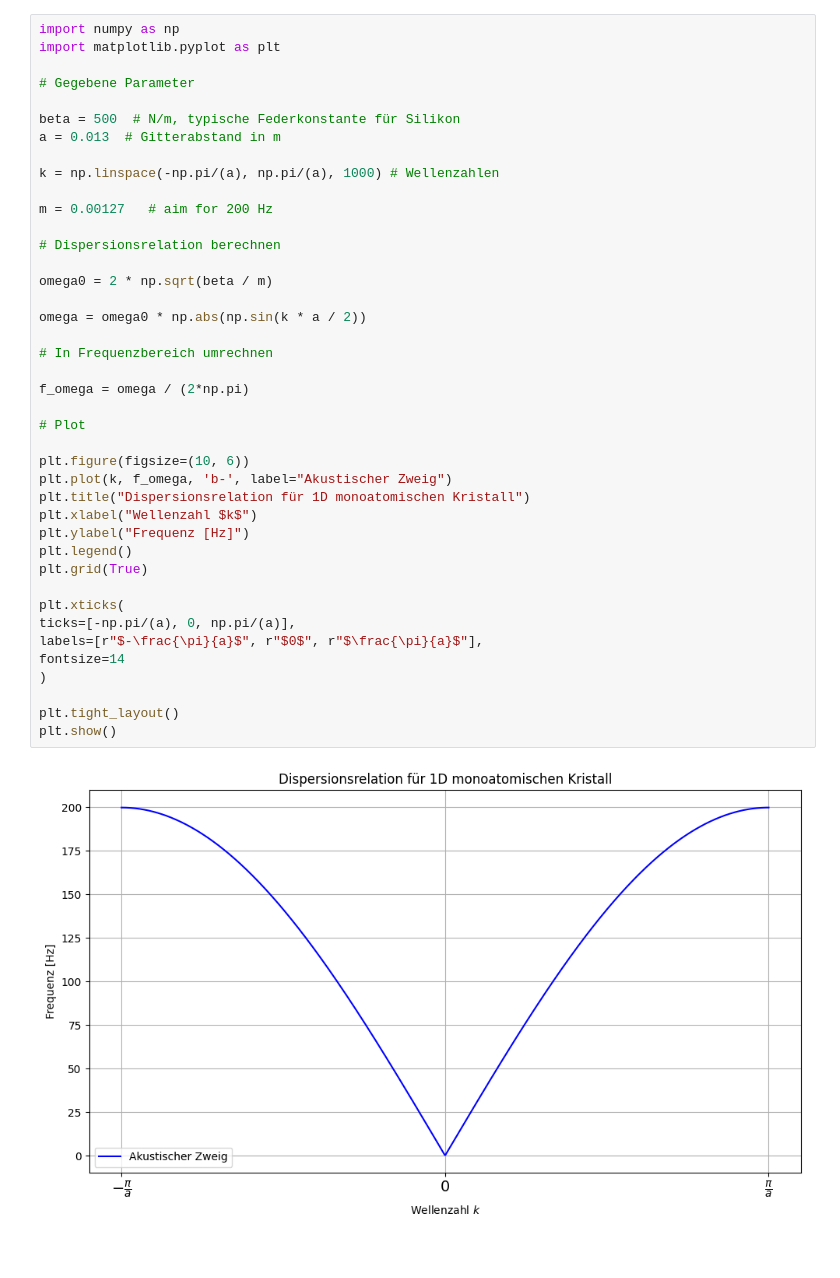
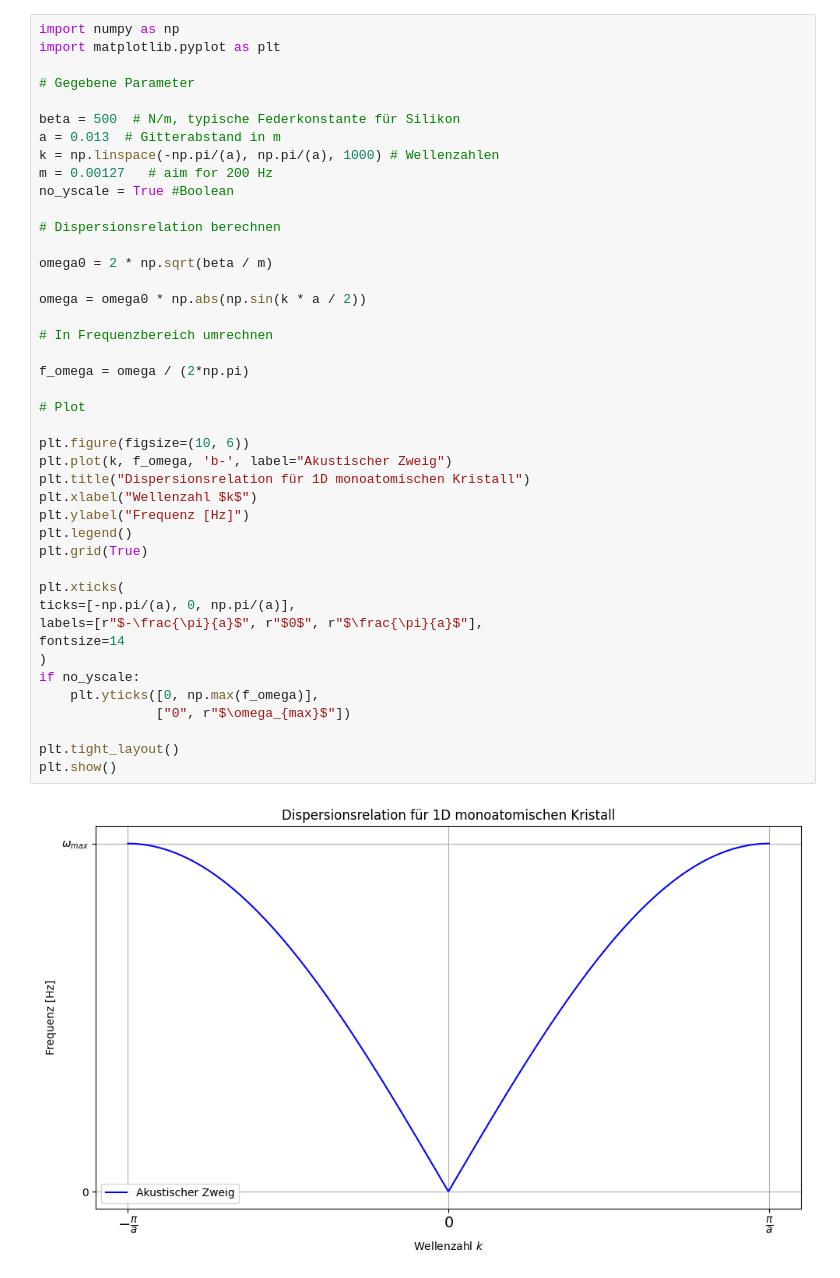
Before and after one commit to PietKuchenbecker/BA-phononicguitarneck, a Jupyter notebook: Dispersionsrelation eines monoatomischen 1D Kristalls.ipynb, the cells around one changed output. Cells and saved outputs as stored; diff of their text form.

```diff
--- a/Dispersionsrelation eines monoatomischen 1D Kristalls.ipynb
+++ b/Dispersionsrelation eines monoatomischen 1D Kristalls.ipynb
@@ -6,38 +6,40 @@ import matplotlib.pyplot as plt
 
 beta = 500  # N/m, typische Federkonstante für Silikon
 a = 0.013  # Gitterabstand in m
-
 k = np.linspace(-np.pi/(a), np.pi/(a), 1000) # Wellenzahlen
-
 m = 0.00127   # aim for 200 Hz
+no_yscale = True #Boolean
 
 # Dispersionsrelation berechnen
 
 omega0 = 2 * np.sqrt(beta / m)
 
 omega = omega0 * np.abs(np.sin(k * a / 2))
 
 # In Frequenzbereich umrechnen
 
 f_omega = omega / (2*np.pi)
 
 # Plot
 
 plt.figure(figsize=(10, 6))
 plt.plot(k, f_omega, 'b-', label="Akustischer Zweig")
 plt.title("Dispersionsrelation für 1D monoatomischen Kristall")
 plt.xlabel("Wellenzahl $k$")
 plt.ylabel("Frequenz [Hz]")
 plt.legend()
 plt.grid(True)
 
 plt.xticks(
 ticks=[-np.pi/(a), 0, np.pi/(a)],
 labels=[r"$-\frac{\pi}{a}$", r"$0$", r"$\frac{\pi}{a}$"],
 fontsize=14
 )
+if no_yscale:
+    plt.yticks([0, np.max(f_omega)],
+               ["0", r"$\omega_{max}$"])
 
 plt.tight_layout()
 plt.show()
 # %% [output]
-[figure, old version]
+[figure, new version]
```
Also changed, not shown: 4 other files.
